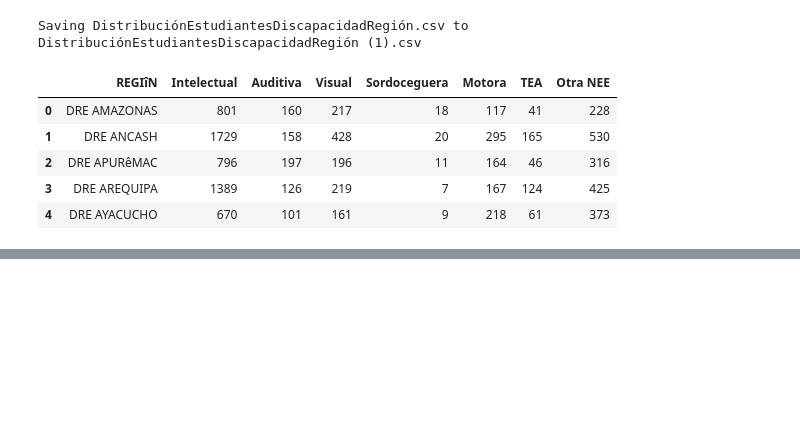
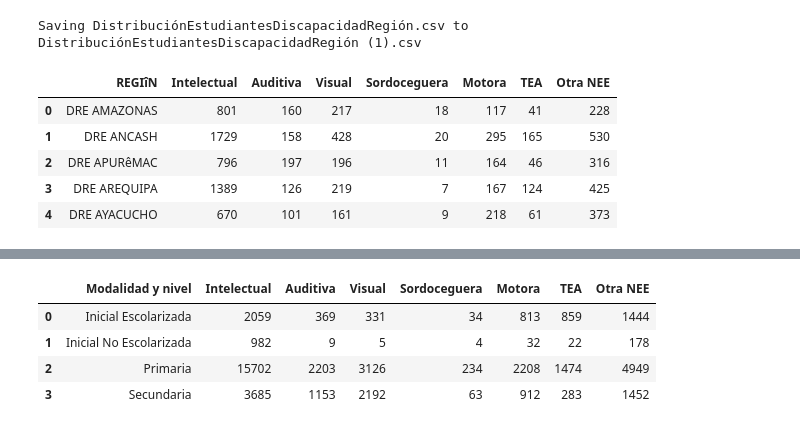
Before and after one commit to ParisLorenzo/TF_SistemasInteligentes, a Jupyter notebook: TF_SistemasInteligentes.ipynb, the cells around one changed output, grey strips where cells are left out. Saved outputs shown, nothing was run; the diff lists cells and outputs as text; code cells hidden in the pictures; blank space fills up the shorter version.

```diff
--- a/TF_SistemasInteligentes.ipynb
+++ b/TF_SistemasInteligentes.ipynb
@@ -28,3 +28,5 @@ df.head()
 | 2 | DRE APURêMAC | 796 | 197 | 196 | 11 | 164 | 46 | 316 |
 | 3 | DRE AREQUIPA | 1389 | 126 | 219 | 7 | 167 | 124 | 425 |
 | 4 | DRE AYACUCHO | 670 | 101 | 161 | 9 | 218 | 61 | 373 |
+# %%
+uploaded = files.upload()
@@ -30,0 +54,14 @@ df.head()
+# %%
+try:
+    df = pd.read_csv(next(iter(uploaded)), encoding='latin1')
+except UnicodeDecodeError:
+    df = pd.read_csv(next(iter(uploaded)), encoding='iso-8859-1')
+
+# Muestra las primeras filas del dataframe
+df.head()
+# %% [output]
+|  | Modalidad y nivel | Intelectual | Auditiva | Visual | Sordoceguera | Motora | TEA | Otra NEE |
+| 0 | Inicial Escolarizada | 2059 | 369 | 331 | 34 | 813 | 859 | 1444 |
+| 1 | Inicial No Escolarizada | 982 | 9 | 5 | 4 | 32 | 22 | 178 |
+| 2 | Primaria | 15702 | 2203 | 3126 | 234 | 2208 | 1474 | 4949 |
+| 3 | Secundaria | 3685 | 1153 | 2192 | 63 | 912 | 283 | 1452 |
```
Also changed, not shown: parts of 9 cells of this notebook.
